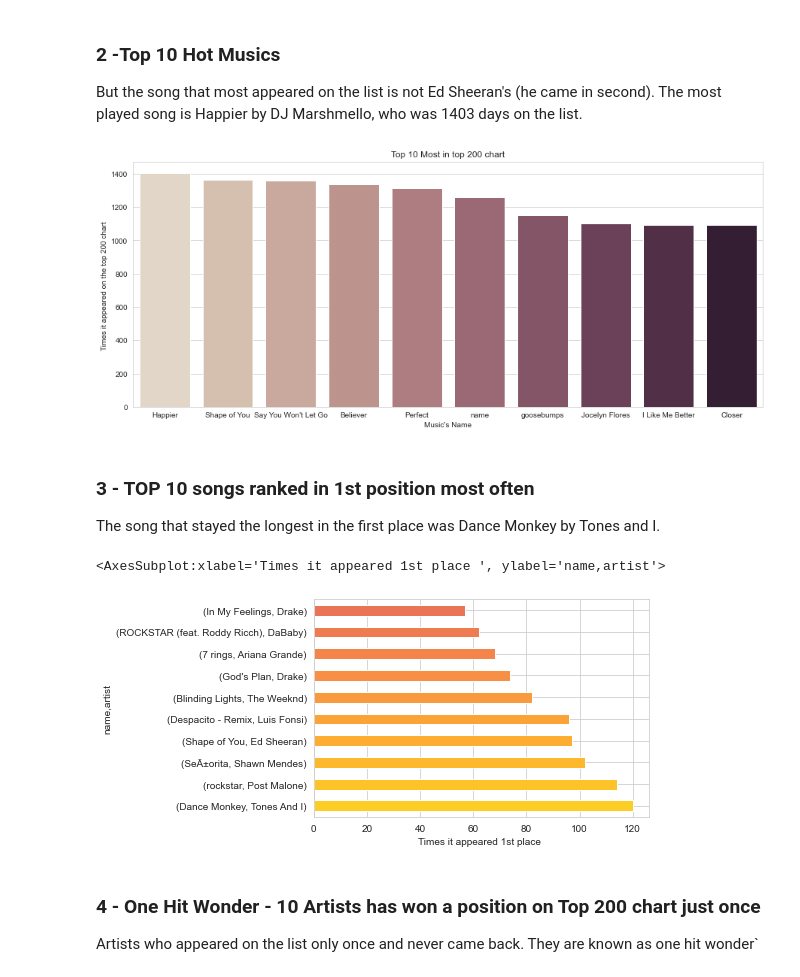
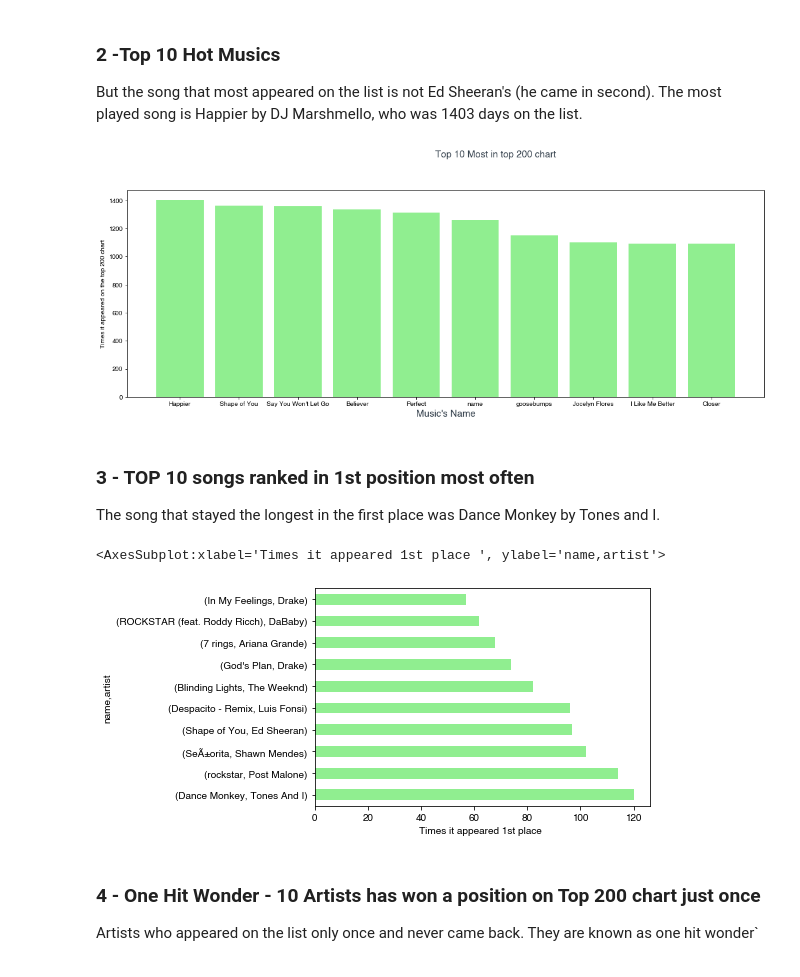
Before and after one commit to ilitotor/spotifyAnalysis, a Jupyter notebook: spotify_analysis.ipynb, the cells around one changed output. Saved outputs shown, nothing was run; the diff lists cells and outputs as text; code cells hidden in the pictures.

Commit message:
Create cloud words and fix colors and plot sizes.

```diff
--- a/spotify_analysis.ipynb
+++ b/spotify_analysis.ipynb
@@ -29,12 +29,3 @@ df_top200.describe()
 ### 1 -Top 10 Hot Artists
 
 Which artists appeared the longest in the top 200. Ed Sheeran appeared 8629 on the list.
-# %%
-top_10_hot = df_top200.artist.value_counts().nlargest(10)
-plt.figure(figsize=(15, 6))
-pal = sns.color_palette("Blues_d", 10)
-sns.set_style("whitegrid")
-plt.title('Top 10 Hot Artists')
-plt.xlabel('Artist\'s Name')
-plt.ylabel('Times it appeared on the top 200 chart ')
-sns.barplot(x=top_10_hot.index, y=top_10_hot.values, palette="ch:2",)
@@ -43,0 +32,10 @@ sns.barplot(x=top_10_hot.index, y=top_10_hot.values, palette="ch:2",)
+# %%
+top_10_hot = df_top200.artist.value_counts().nlargest(10)
+plt.rcParams['font.family'] = 'sans-serif'
+plt.rcParams['font.sans-serif'] = 'Helvetica'
+fig, ax = plt.subplots(figsize=(18,6))
+ax.set_xlabel('Artist\'s Name', fontsize=15, fontweight='black', color = '#333F4B')
+ax.set_ylabel('Times it appeared on the top 200 chart', fontsize=15, fontweight='black', color = '#333F4B')
+plt.bar(top_10_hot.index, top_10_hot.values, color='lightgreen')
+fig.text(0.5, 1, 'Top 10 Hot Artists', fontsize=15, fontweight='black', color = '#333F4B')
+plt.show();
@@ -48,14 +48,15 @@ But the song that most appeared on the list is not Ed Sheeran's (he came in seco
 # %%
 top_10_musics = df_top200.name.value_counts().nlargest(10)
 
-plt.figure(figsize=(15, 6))
-plt.xlabel('Music\'s Name')
-plt.ylabel('Times it appeared on the top 200 chart ')
-plt.title('Top 10 Most in top 200 chart')
-
-sns.barplot(x=top_10_musics.index, y=top_10_musics.values, palette="ch:.25");
+plt.rcParams['font.family'] = 'sans-serif'
+plt.rcParams['font.sans-serif'] = 'Helvetica'
+fig, ax = plt.subplots(figsize=(18,6))
+ax.set_xlabel('Music\'s Name', fontsize=15, fontweight='black', color = '#333F4B')
+ax.set_ylabel('Times it appeared on the top 200 chart')
+fig.text(0.5, 1, 'Top 10 Most in top 200 chart', fontsize=15, fontweight='black', color = '#333F4B')
+plt.bar(top_10_musics.index, top_10_musics.values, color='lightgreen');
 # %% [output]
-[figure, old version]
+[figure, new version]
 # %% [markdown]
 ### 3 - TOP 10 songs ranked in 1st position most often
 The song that stayed the longest in the first place was Dance Monkey by Tones and I.
@@ -63,15 +64,12 @@ The song that stayed the longest in the first place was Dance Monkey by Tones an
 #Problem with position 1 (strings and ints)
 df_top200['position'] = df_top200['position'].apply(str)
 # %%
-from matplotlib import cm
-color = cm.plasma_r(np.linspace(.1, .9, 30))
-
 first_position = df_top200[df_top200['position']=="1"]
 plt.xlabel('Times it appeared 1st place ')
-first_position.groupby('name').artist.value_counts().nlargest(10).plot(kind='barh' ,color=color)
+first_position.groupby('name').artist.value_counts().nlargest(10).plot(kind='barh' ,color='lightgreen')
 # %% [output]
 <AxesSubplot:xlabel='Times it appeared 1st place ', ylabel='name,artist'>
-[figure, old version]
+[figure, new version]
 # %% [markdown]
 ### 4 - One Hit Wonder - 10 Artists has won a position on Top 200 chart just once
 Artists who appeared on the list only once and never came back. They are known as one hit wonder`
```
Also changed, not shown: parts of 9 cells of this notebook.
